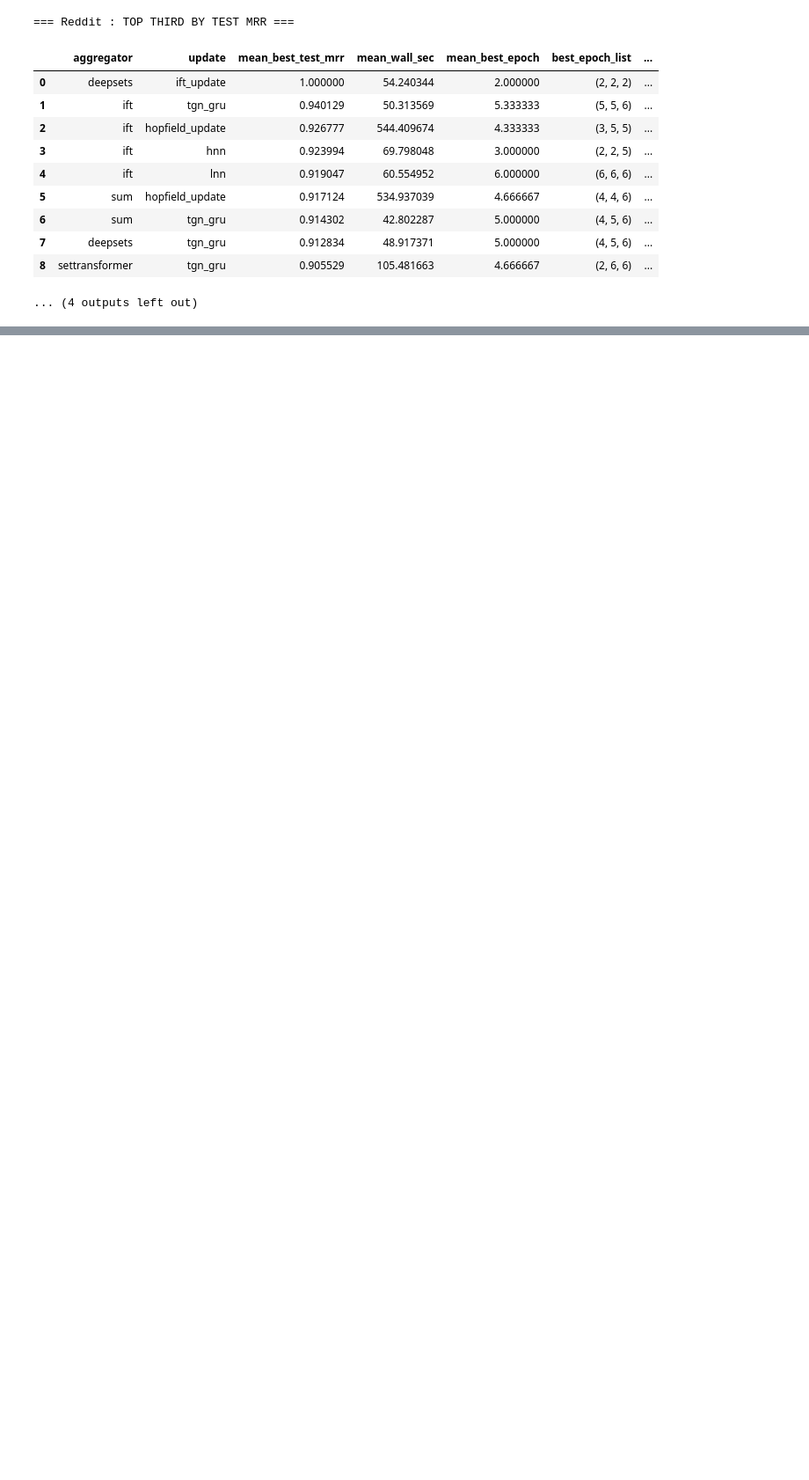
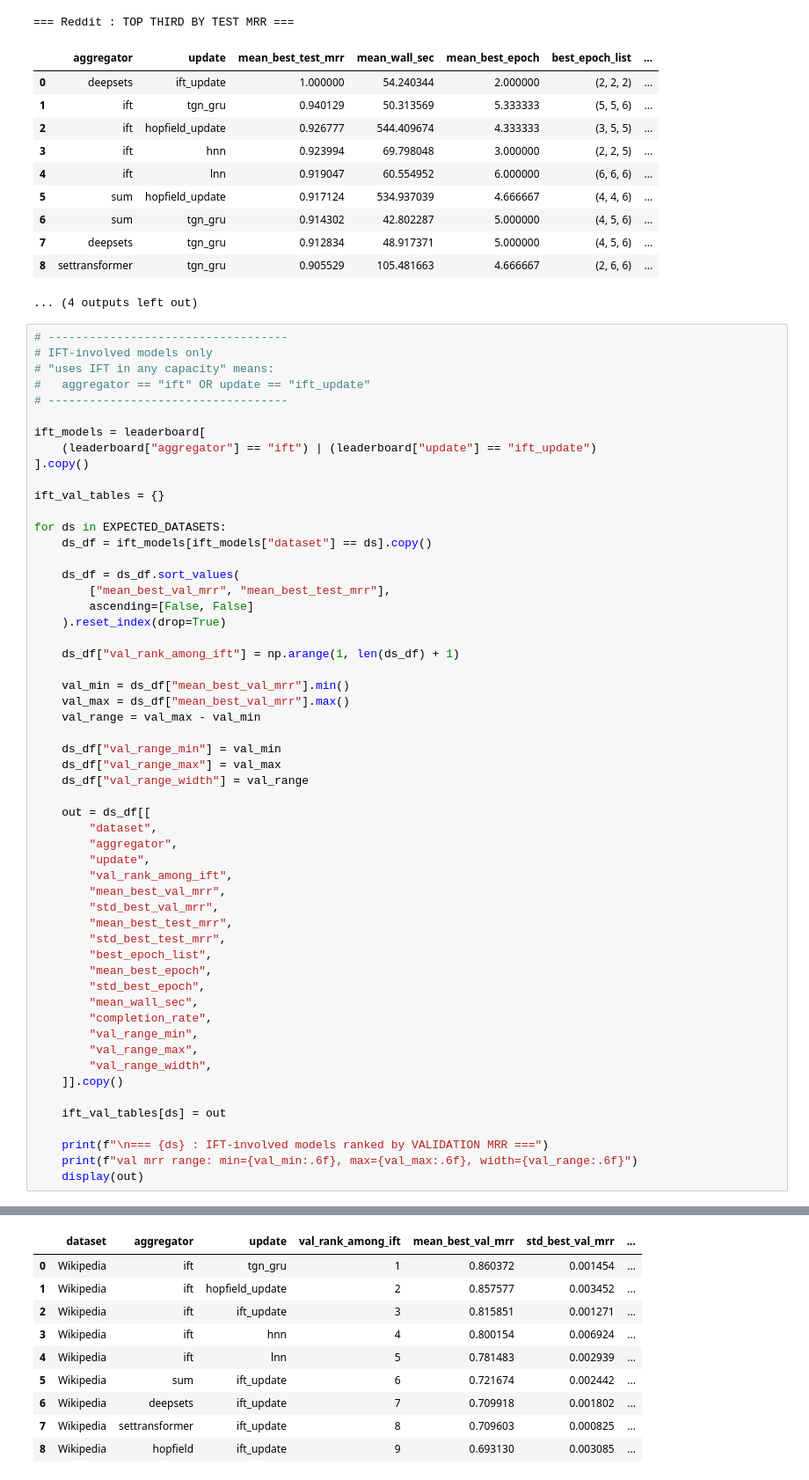
Before and after one commit to tweninger/fnn, a Jupyter notebook: interactiondynamics/analysis/json_analysis.ipynb, the cells around one changed output, grey strips where cells are left out. Shown at 88% size. Saved outputs shown, nothing was run; the diff lists cells and outputs as text; blank space fills up the shorter version.

```diff
--- a/interactiondynamics/analysis/json_analysis.ipynb
+++ b/interactiondynamics/analysis/json_analysis.ipynb
@@ -1208,3 +1208,59 @@ for ds in EXPECTED_DATASETS:
 | 7 | deepsets | tgn_gru | 0.912834 | 48.917371 | 5.000000 | (4, 5, 6) | ... |
 | 8 | settransformer | tgn_gru | 0.905529 | 105.481663 | 4.666667 | (2, 6, 6) | ... |
 ... (4 outputs left out)
+# %%
+# -----------------------------------
+# IFT-involved models only
+# "uses IFT in any capacity" means:
+#   aggregator == "ift" OR update == "ift_update"
+# -----------------------------------
+
+ift_models = leaderboard[
+    (leaderboard["aggregator"] == "ift") | (leaderboard["update"] == "ift_update")
+].copy()
+
+ift_val_tables = {}
+
+for ds in EXPECTED_DATASETS:
+    ds_df = ift_models[ift_models["dataset"] == ds].copy()
+
+    ds_df = ds_df.sort_values(
+        ["mean_best_val_mrr", "mean_best_test_mrr"],
+        ascending=[False, False]
+    ).reset_index(drop=True)
+
+    ds_df["val_rank_among_ift"] = np.arange(1, len(ds_df) + 1)
+
+    val_min = ds_df["mean_best_val_mrr"].min()
+    val_max = ds_df["mean_best_val_mrr"].max()
+    val_range = val_max - val_min
+
+    ds_df["val_range_min"] = val_min
+    ds_df["val_range_max"] = val_max
+    ds_df["val_range_width"] = val_range
+
+    out = ds_df[[
+        "dataset",
+        "aggregator",
+        "update",
+        "val_rank_among_ift",
+        "mean_best_val_mrr",
+        "std_best_val_mrr",
+        "mean_best_test_mrr",
+        "std_best_test_mrr",
+        "best_epoch_list",
+        "mean_best_epoch",
+        "std_best_epoch",
+        "mean_wall_sec",
+        "completion_rate",
+        "val_range_min",
+        "val_range_max",
+        "val_range_width",
+    ]].copy()
+
+    ift_val_tables[ds] = out
+
+    print(f"\n=== {ds} : IFT-involved models ranked by VALIDATION MRR ===")
+    print(f"val mrr range: min={val_min:.6f}, max={val_max:.6f}, width={val_range:.6f}")
+    display(out)
+# %% [output]
@@ -1210,0 +1269,10 @@ for ds in EXPECTED_DATASETS:
+|  | dataset | aggregator | update | val_rank_among_ift | mean_best_val_mrr | std_best_val_mrr | ... |
+| 0 | Wikipedia | ift | tgn_gru | 1 | 0.860372 | 0.001454 | ... |
+| 1 | Wikipedia | ift | hopfield_update | 2 | 0.857577 | 0.003452 | ... |
+| 2 | Wikipedia | ift | ift_update | 3 | 0.815851 | 0.001271 | ... |
+| 3 | Wikipedia | ift | hnn | 4 | 0.800154 | 0.006924 | ... |
+| 4 | Wikipedia | ift | lnn | 5 | 0.781483 | 0.002939 | ... |
+| 5 | Wikipedia | sum | ift_update | 6 | 0.721674 | 0.002442 | ... |
+| 6 | Wikipedia | deepsets | ift_update | 7 | 0.709918 | 0.001802 | ... |
+| 7 | Wikipedia | settransformer | ift_update | 8 | 0.709603 | 0.000825 | ... |
+| 8 | Wikipedia | hopfield | ift_update | 9 | 0.693130 | 0.003085 | ... |
```
Also changed, not shown: parts of 5 cells of this notebook.
